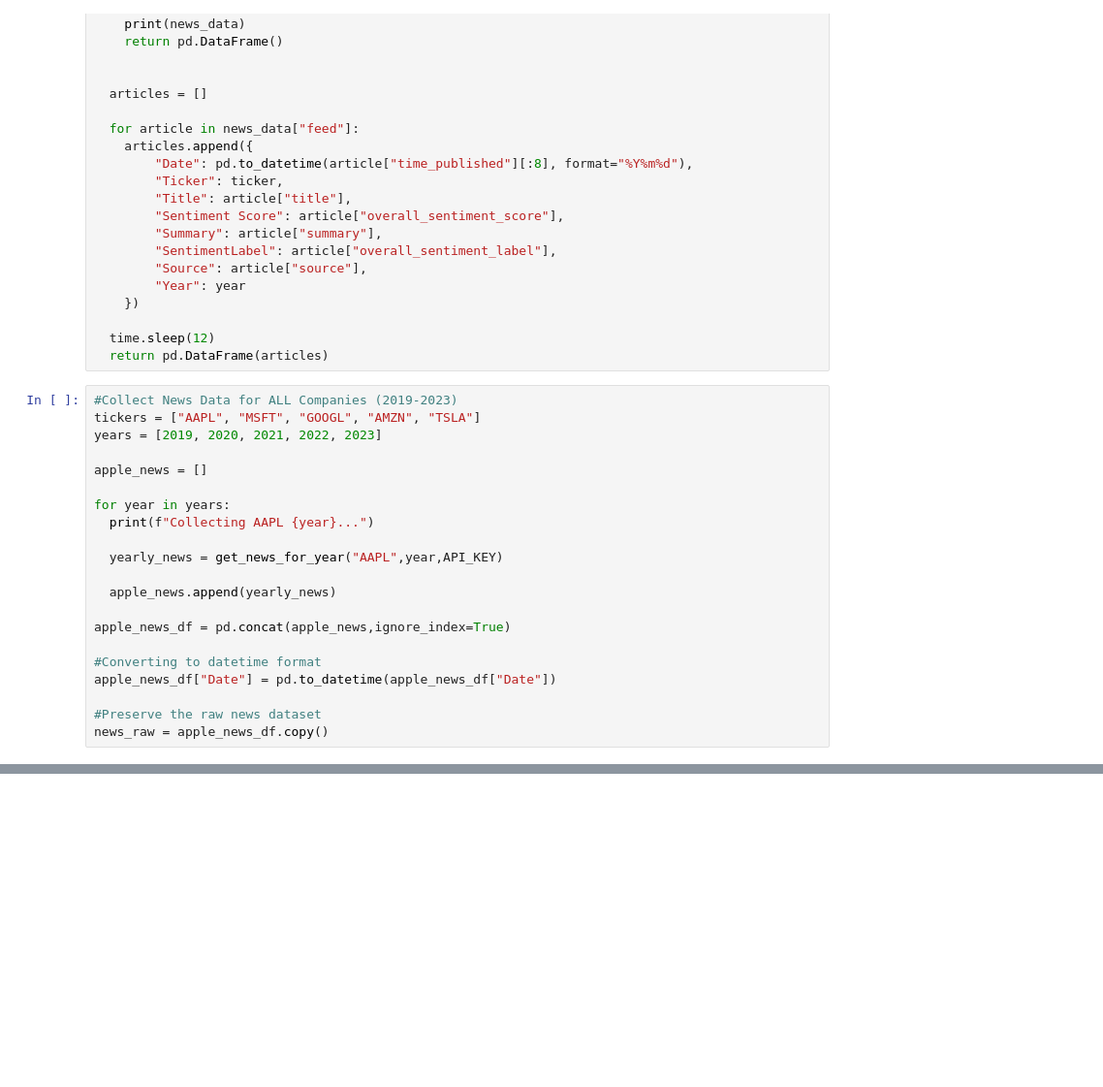
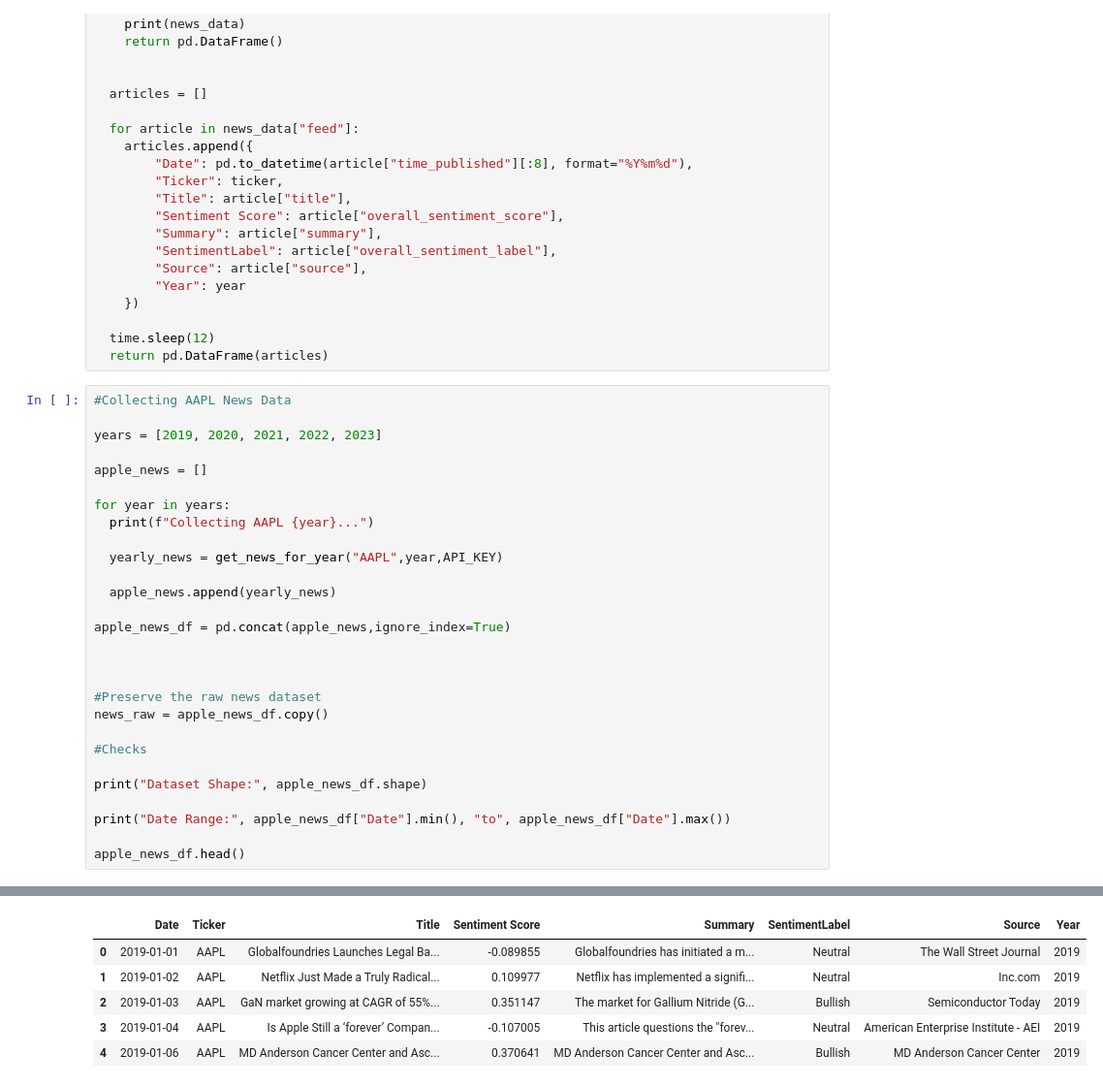
Before and after one commit to johnisaiah09/FinanceResearch-TCS-, a Jupyter notebook: Stock_Market_Research.ipynb, the cells around one changed output, grey strips where cells are left out. Shown at 97% size. Drawn from its saved outputs; the diff is of its cells as text; blank space fills up the shorter version.

Commit message:
Saved Apple News Dataset.

```diff
--- a/Stock_Market_Research.ipynb
+++ b/Stock_Market_Research.ipynb
@@ -431,8 +504,8 @@ def get_news_for_year(ticker,year,api_key):
   time.sleep(12)
   return pd.DataFrame(articles)
 # %%
-#Collect News Data for ALL Companies (2019-2023)
-tickers = ["AAPL", "MSFT", "GOOGL", "AMZN", "TSLA"]
+#Collecting AAPL News Data
+
 years = [2019, 2020, 2021, 2022, 2023]
 
 apple_news = []
@@ -446,8 +519,16 @@ for year in years:
 
 apple_news_df = pd.concat(apple_news,ignore_index=True)
 
-#Converting to datetime format
-apple_news_df["Date"] = pd.to_datetime(apple_news_df["Date"])
+
 
 #Preserve the raw news dataset
 news_raw = apple_news_df.copy()
+
+#Checks
+
+print("Dataset Shape:", apple_news_df.shape)
+
+print("Date Range:", apple_news_df["Date"].min(), "to", apple_news_df["Date"].max())
+
+apple_news_df.head()
+# %% [output]
@@ -453,0 +542,6 @@ news_raw = apple_news_df.copy()
+|  | Date | Ticker | Title | Sentiment Score | Summary | SentimentLabel | Source | Year |
+| 0 | 2019-01-01 | AAPL | Globalfoundries Launches Legal Ba... | -0.089855 | Globalfoundries has initiated a m... | Neutral | The Wall Street Journal | 2019 |
+| 1 | 2019-01-02 | AAPL | Netflix Just Made a Truly Radical... | 0.109977 | Netflix has implemented a signifi... | Neutral | Inc.com | 2019 |
+| 2 | 2019-01-03 | AAPL | GaN market growing at CAGR of 55%... | 0.351147 | The market for Gallium Nitride (G... | Bullish | Semiconductor Today | 2019 |
+| 3 | 2019-01-04 | AAPL | Is Apple Still a ‘forever’ Compan... | -0.107005 | This article questions the "forev... | Neutral | American Enterprise Institute - AEI | 2019 |
+| 4 | 2019-01-06 | AAPL | MD Anderson Cancer Center and Asc... | 0.370641 | MD Anderson Cancer Center and Asc... | Bullish | MD Anderson Cancer Center | 2019 |
```
Also changed, not shown: parts of 17 cells of this notebook.
